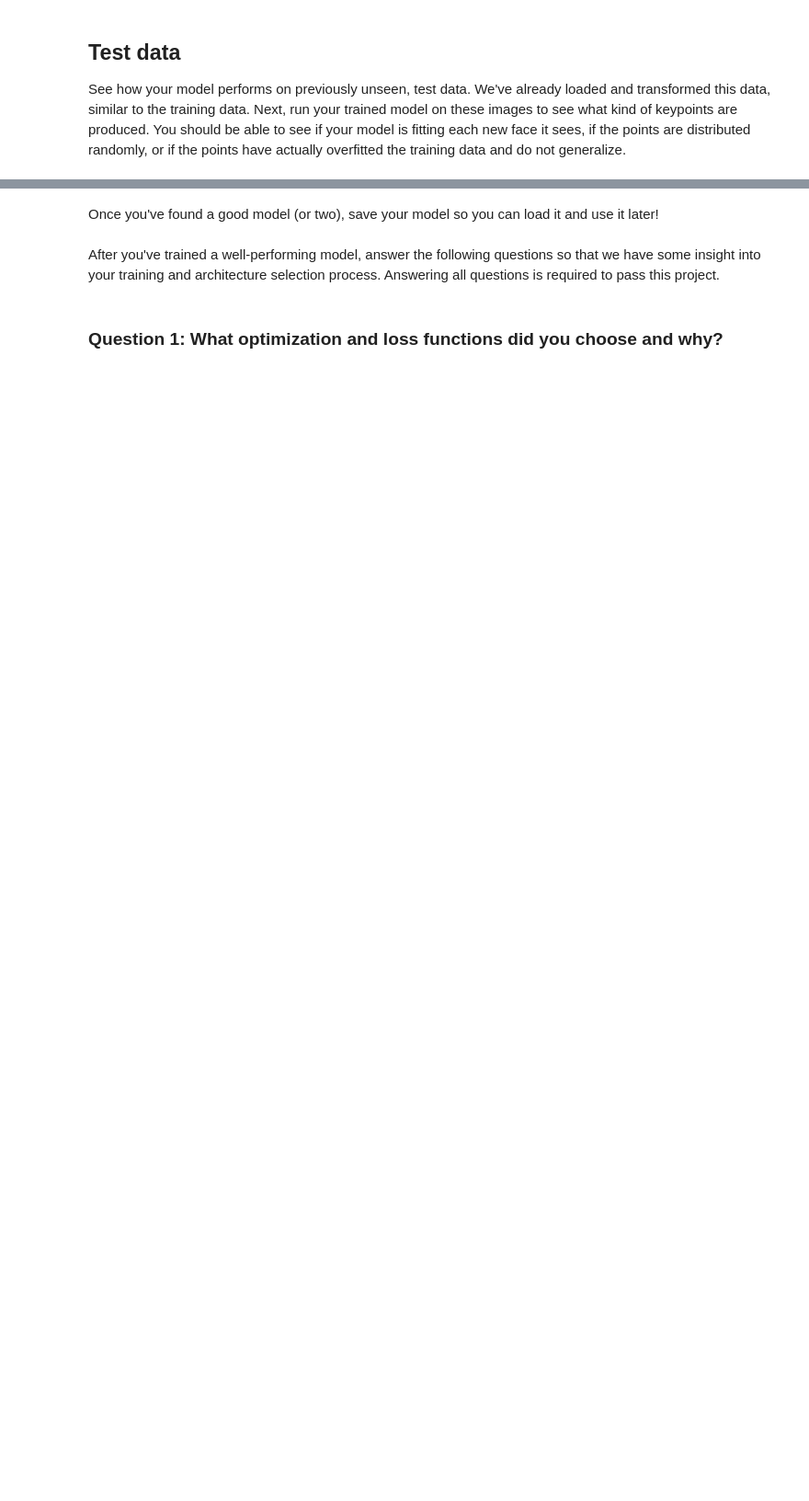
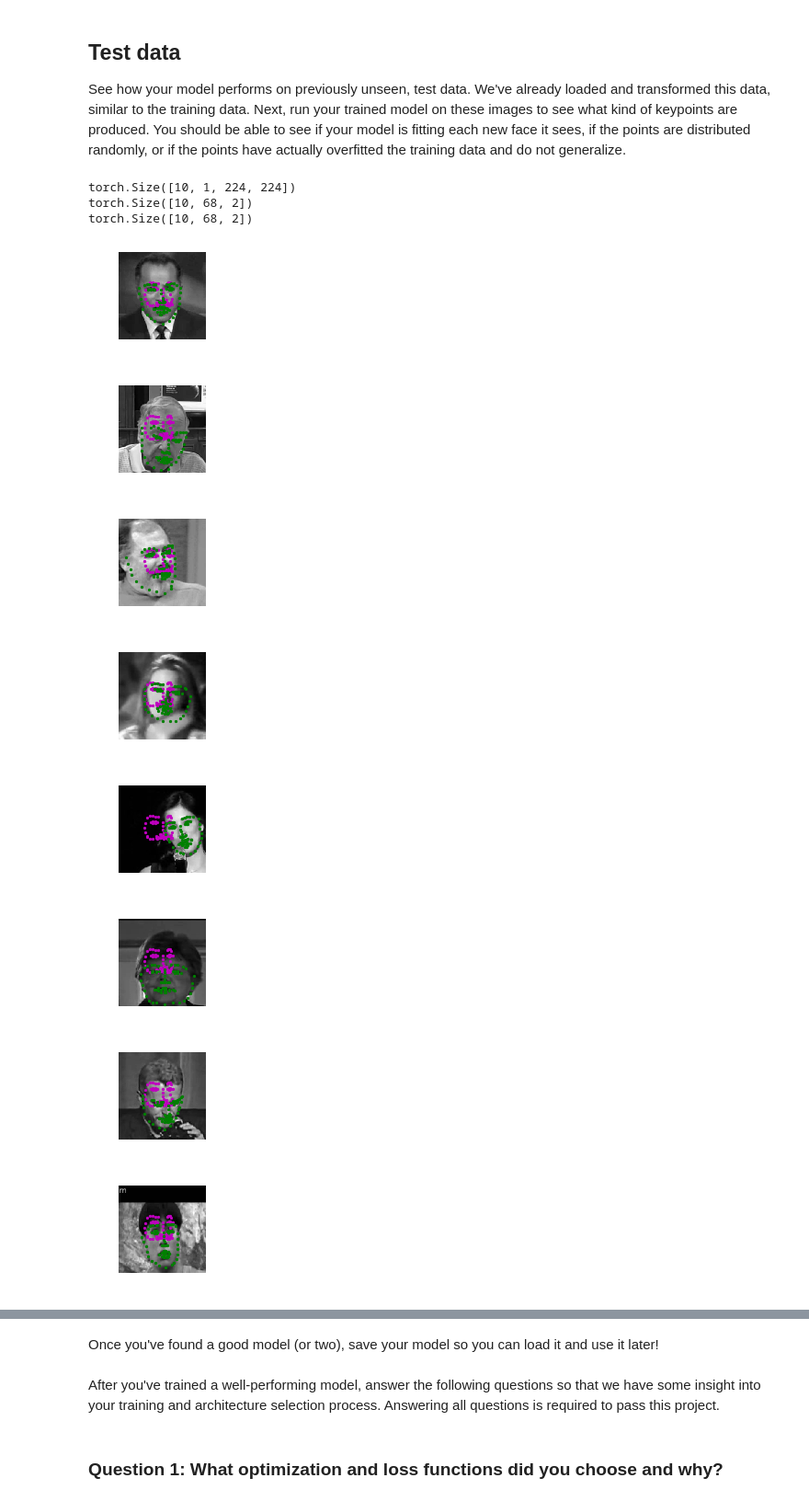
Before and after one commit to manusimidt/udacity_p1_facial_keypoints, a Jupyter notebook: 2. Define the Network Architecture.ipynb, the cells around one changed output, grey strips where cells are left out. Shown: that part at 92% size. Saved outputs shown, nothing was run; the diff lists cells and outputs as text; code cells hidden in the pictures; blank space fills up the shorter version.

```diff
--- a/2. Define the Network Architecture.ipynb
+++ b/2. Define the Network Architecture.ipynb
@@ -113,7 +131,7 @@ from data_load import Rescale, RandomCrop, Normalize, ToTensor
 
 ## TODO: define the data_transform using transforms.Compose([all tx's, . , .])
 # order matters! i.e. rescaling should come before a smaller crop
-data_transform = None
+data_transform = transforms.Compose([Rescale(250), RandomCrop(224), Normalize(), ToTensor()])
 
 # testing that you've defined a transform
 assert(data_transform is not None), 'Define a data_transform'
@@ -363,8 +420,21 @@ test_images, test_outputs, gt_pts = net_sample_output()
 print(test_images.data.size())
 print(test_outputs.data.size())
 print(gt_pts.size())
+# %% [output]
+torch.Size([10, 1, 224, 224])
+torch.Size([10, 68, 2])
+torch.Size([10, 68, 2])
 # %%
 ## TODO: visualize your test output
 # you can use the same function as before, by un-commenting the line below:
 
-# visualize_output(test_images, test_outputs, gt_pts)
+visualize_output(test_images, test_outputs, gt_pts)
+# %% [output]
+[figure, added]
+[figure, added]
+[figure, added]
+[figure, added]
+[figure, added]
+[figure, added]
+[figure, added]
+[figure, added]
```
Also changed, not shown: parts of 13 cells of this notebook, 4 other files.
